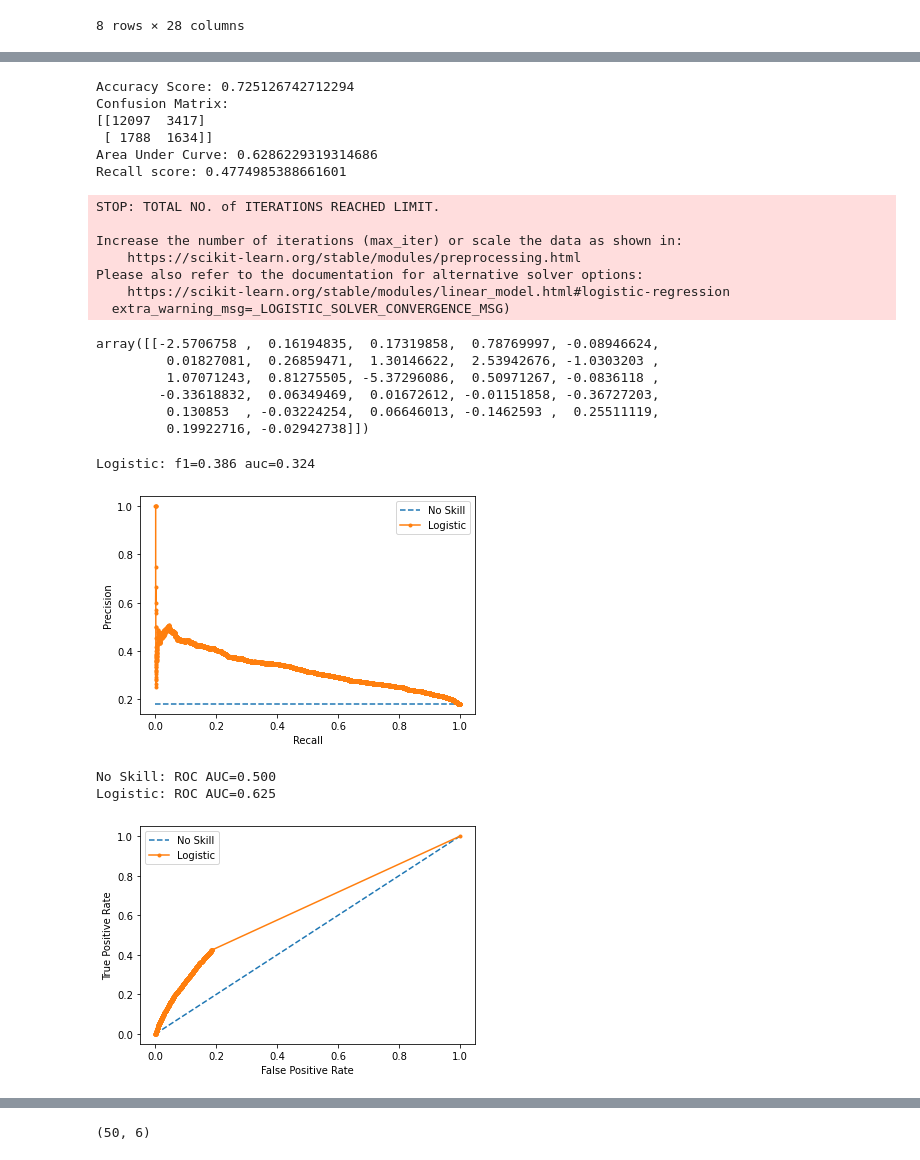
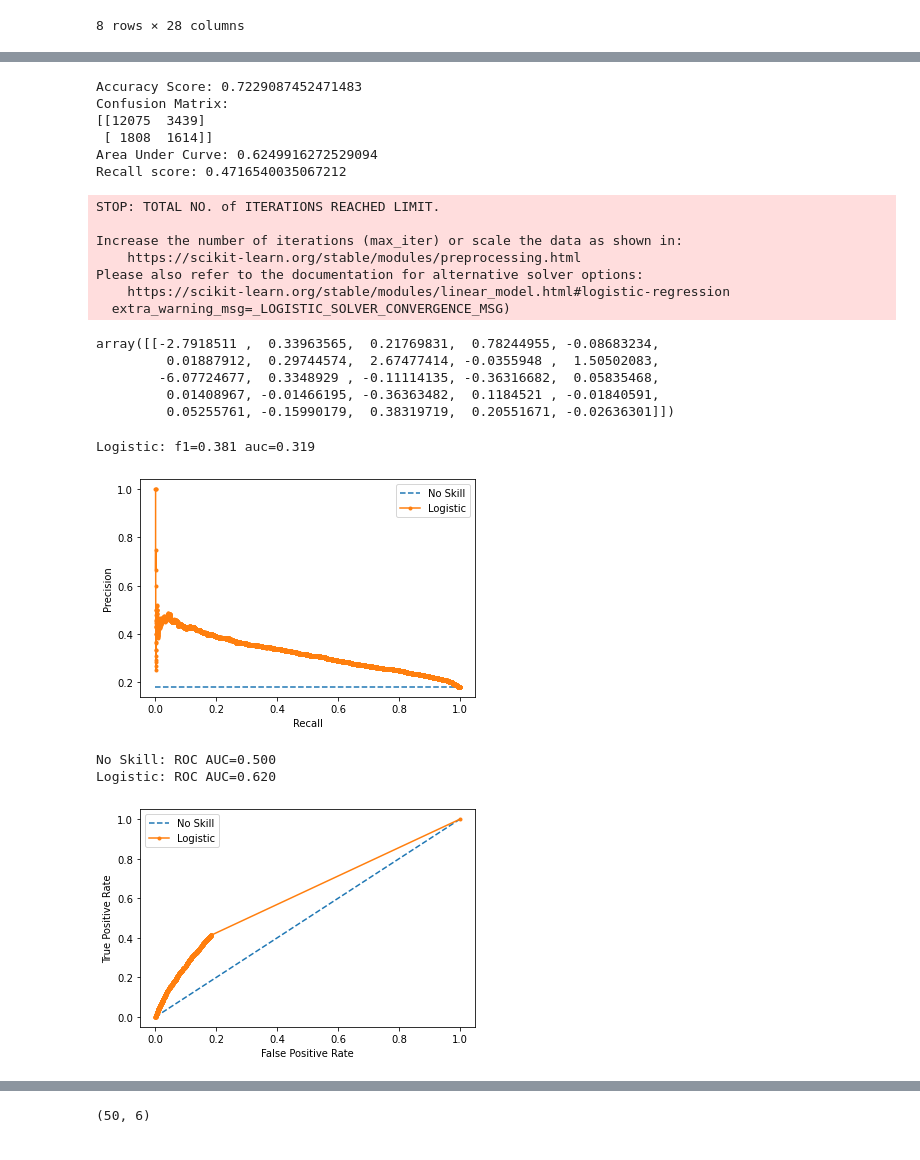
Before and after one commit to MarlonFacey/LoanDataLogReg, a Jupyter notebook: Loan Data EDA.ipynb, the cells around one changed output, grey strips where cells are left out. Cells and saved outputs as stored; diff of their text form; code cells hidden in the pictures.

```diff
--- a/Loan Data EDA.ipynb
+++ b/Loan Data EDA.ipynb
@@ -43,7 +45,7 @@ mask = (full_dataset['issue_d'] > '2014-01-01') & (full_dataset['issue_d'] <= '2
 small_dataset = full_dataset[mask]
 # %%
 columns = ['annual_inc', 'chargeoff_within_12_mths', 'delinq_2yrs', 'dti', 'emp_length', 'emp_title', 'funded_amnt',
-           'home_ownership', 'inq_last_6mths', 'installment', 'int_rate', 'issue_d', 'loan_amnt', 'pub_rec',
+           'home_ownership', 'inq_last_6mths', 'int_rate', 'issue_d', 'loan_amnt',
            'pub_rec_bankruptcies', 'purpose', 'revol_bal', 'term', 'total_acc', 'verification_status', 'loan_status']
 df = small_dataset[columns]
 # %%
@@ -208,4 +203,7 @@ Please also refer to the documentation for alternative solver options:
 # %%
+X_test = test.drop(columns=['loan_status'])
+X_test = normalize(X_test)
+y_test = test['loan_status']
 w = {0:1, 1:4}
 clf = LogisticRegression(class_weight = w,)
 result = clf.fit(X,Y)
@@ -217,12 +215,12 @@ print(f'Confusion Matrix: \n{confusion_matrix(y_test, y_pred)}')
 print(f'Area Under Curve: {roc_auc_score(y_test, y_pred)}')
 print(f'Recall score: {recall_score(y_test,y_pred)}')
 # %% [output]
-Accuracy Score: 0.725126742712294
+Accuracy Score: 0.7229087452471483
 Confusion Matrix:
-[[12097  3417]
- [ 1788  1634]]
-Area Under Curve: 0.6286229319314686
-Recall score: 0.4774985388661601
+[[12075  3439]
+ [ 1808  1614]]
+Area Under Curve: 0.6249916272529094
+Recall score: 0.4716540035067212
 STOP: TOTAL NO. of ITERATIONS REACHED LIMIT.
 
 Increase the number of iterations (max_iter) or scale the data as shown in:
@@ -233,33 +231,32 @@ Please also refer to the documentation for alternative solver options:
 # %%
 clf.coef_
 # %% [output]
-array([[-2.5706758 ,  0.16194835,  0.17319858,  0.78769997, -0.08946624,
-         0.01827081,  0.26859471,  1.30146622,  2.53942676, -1.0303203 ,
-         1.07071243,  0.81275505, -5.37296086,  0.50971267, -0.0836118 ,
-        -0.33618832,  0.06349469,  0.01672612, -0.01151858, -0.36727203,
-         0.130853  , -0.03224254,  0.06646013, -0.1462593 ,  0.25511119,
-         0.19922716, -0.02942738]])
+array([[-2.7918511 ,  0.33963565,  0.21769831,  0.78244955, -0.08683234,
+         0.01887912,  0.29744574,  2.67477414, -0.0355948 ,  1.50502083,
+        -6.07724677,  0.3348929 , -0.11114135, -0.36316682,  0.05835468,
+         0.01408967, -0.01466195, -0.36363482,  0.1184521 , -0.01840591,
+         0.05255761, -0.15990179,  0.38319719,  0.20551671, -0.02636301]])
 # %%
 lr_probs = clf.predict_proba(X_test)
 lr_probs = lr_probs[:, 1]
 lr_precision, lr_recall, _ = precision_recall_curve(y_test, lr_probs)
 lr_f1, lr_auc = f1_score(y_test, y_pred), auc(lr_recall, lr_precision)
 # summarize scores
 print('Logistic: f1=%.3f auc=%.3f' % (lr_f1, lr_auc))
 # plot the precision-recall curves
 no_skill = len(y_test[y_test==1]) / len(y_test)
-pyplot.plot([0, 1], [no_skill, no_skill], linestyle='--', label='No Skill')
-pyplot.plot(lr_recall, lr_precision, marker='.', label='Logistic')
+plt.plot([0, 1], [no_skill, no_skill], linestyle='--', label='No Skill')
+plt.plot(lr_recall, lr_precision, marker='.', label='Logistic')
 # axis labels
-pyplot.xlabel('Recall')
-pyplot.ylabel('Precision')
+plt.xlabel('Recall')
+plt.ylabel('Precision')
 # show the legend
-pyplot.legend()
+plt.legend()
 # show the plot
-pyplot.show()
+plt.show()
 # %% [output]
-Logistic: f1=0.386 auc=0.324
+Logistic: f1=0.381 auc=0.319
-[figure, old version]
+[figure, new version]
 # %%
 freq = (Y == 1)
 freq[Y==1] = 4
@@ -290,7 +287,7 @@ plt.legend()
 plt.show()
 # %% [output]
 No Skill: ROC AUC=0.500
-Logistic: ROC AUC=0.625
+Logistic: ROC AUC=0.620
 [figure]
 # %%
 res.params
```
Also changed, not shown: parts of 38 cells of this notebook.
